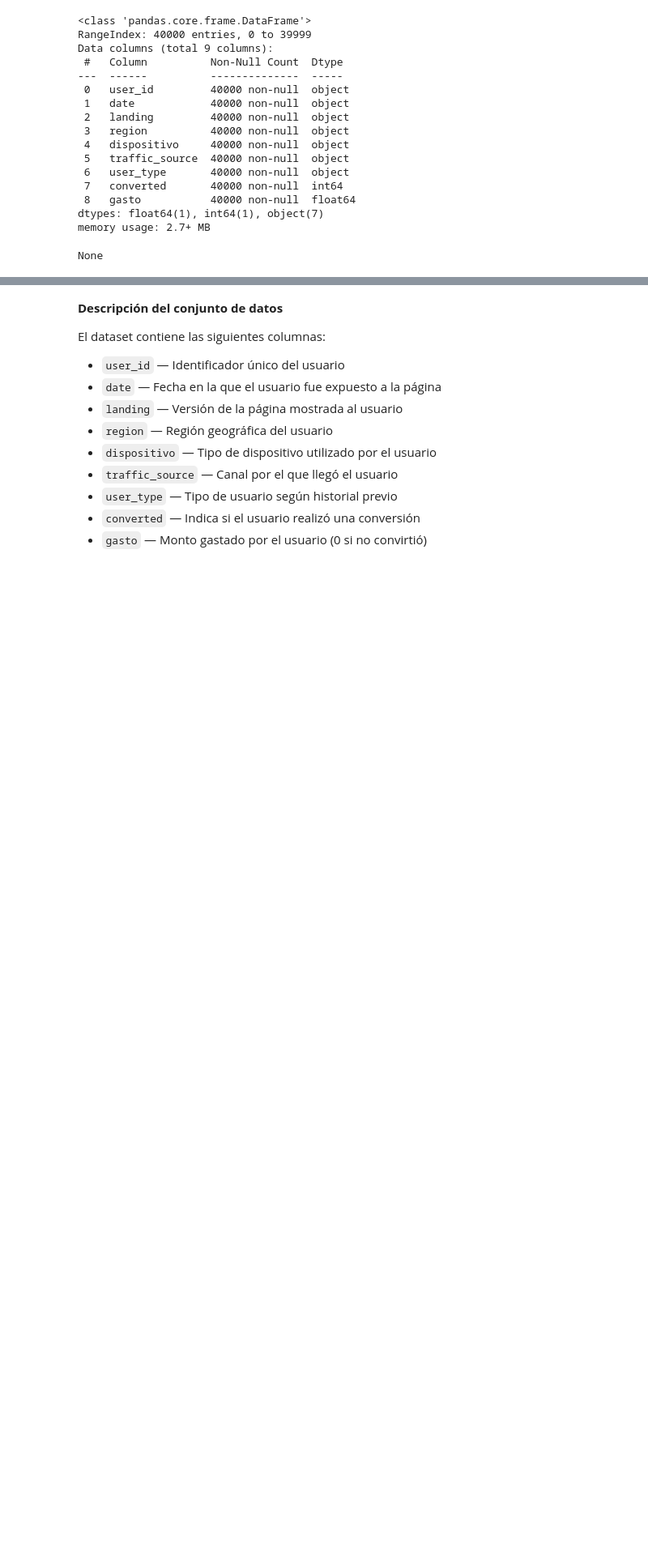
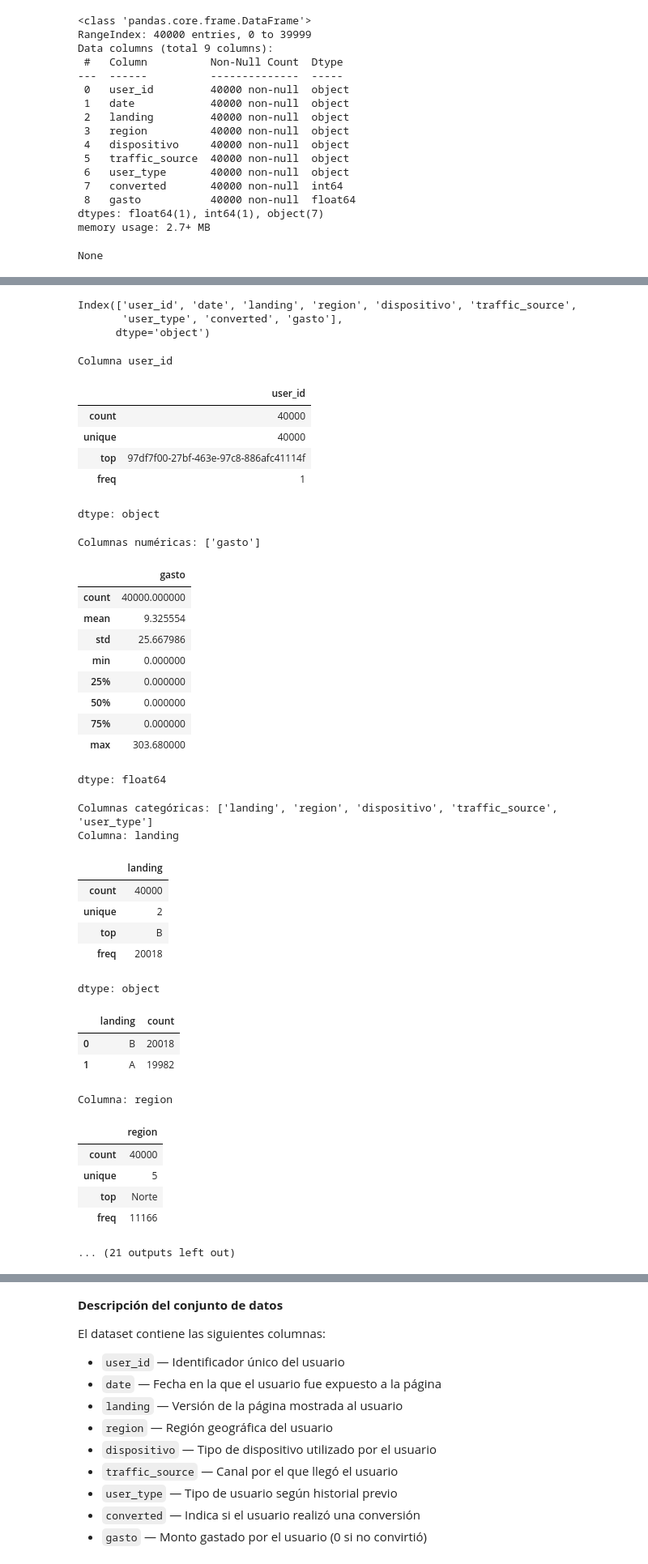
Before and after one commit to FithoGerardo/ab_experiment_landing_page, a Jupyter notebook: notebooks/ab_experiment_landing_page-gerardo_olmedo.ipynb, the cells around one changed output, grey strips where cells are left out. Shown at 81% size. Saved outputs shown, nothing was run; the diff lists cells and outputs as text; code cells hidden in the pictures; blank space fills up the shorter version.

Commit message:
exploring wrong values, sentinels and fixing date format

```diff
--- a/notebooks/ab_experiment_landing_page-gerardo_olmedo.ipynb
+++ b/notebooks/ab_experiment_landing_page-gerardo_olmedo.ipynb
@@ -90 +92,77 @@ None
+# %%
+display(dfc.columns)
+col_num = ['gasto']
+col_cat = ['landing', 'region', 'dispositivo', 'traffic_source', 'user_type']
+col_bina = ['converted']
+col_date = ['date']
+# %% [output]
+Index(['user_id', 'date', 'landing', 'region', 'dispositivo', 'traffic_source',
+       'user_type', 'converted', 'gasto'],
+      dtype='object')
+# %%
+print("Columna user_id")
+display(dfc['user_id'].describe())
+print()
+
+print(f"Columnas numéricas: {col_num}")
+for col in col_num:
+  display(dfc[col].describe())
+  print()
+
+print(f"Columnas categóricas: {col_cat}")
+for col in col_cat:
+  print(f"Columna: {col}")
+  display(dfc[col].describe())
+  print()
+  display(dfc[col].value_counts().reset_index())
+  print()
+
+print(f"Columnas binarias: {col_bina}")
+for col in col_bina:
+  display(dfc[col].describe())
+  print()
+  display(dfc[col].value_counts().reset_index())
+  print()
+
+print(f"Columnas de fecha: {col_date}")
+for col in col_date:
+  display(dfc[col].describe())
+  print()
+# %% [output]
+Columna user_id
+|  | user_id |
+| count | 40000 |
+| unique | 40000 |
+| top | 97df7f00-27bf-463e-97c8-886afc41114f |
+| freq | 1 |
+dtype: object
+Columnas numéricas: ['gasto']
+|  | gasto |
+| count | 40000.000000 |
+| mean | 9.325554 |
+| std | 25.667986 |
+| min | 0.000000 |
+| 25% | 0.000000 |
+| 50% | 0.000000 |
+| 75% | 0.000000 |
+| max | 303.680000 |
+dtype: float64
+Columnas categóricas: ['landing', 'region', 'dispositivo', 'traffic_source', 'user_type']
+Columna: landing
+|  | landing |
+| count | 40000 |
+| unique | 2 |
+| top | B |
+| freq | 20018 |
+dtype: object
+|  | landing | count |
+| 0 | B | 20018 |
+| 1 | A | 19982 |
+Columna: region
+|  | region |
+| count | 40000 |
+| unique | 5 |
+| top | Norte |
+| freq | 11166 |
+... (21 outputs left out)
 # %% [markdown]
```
Also changed, not shown: parts of 5 cells of this notebook.
